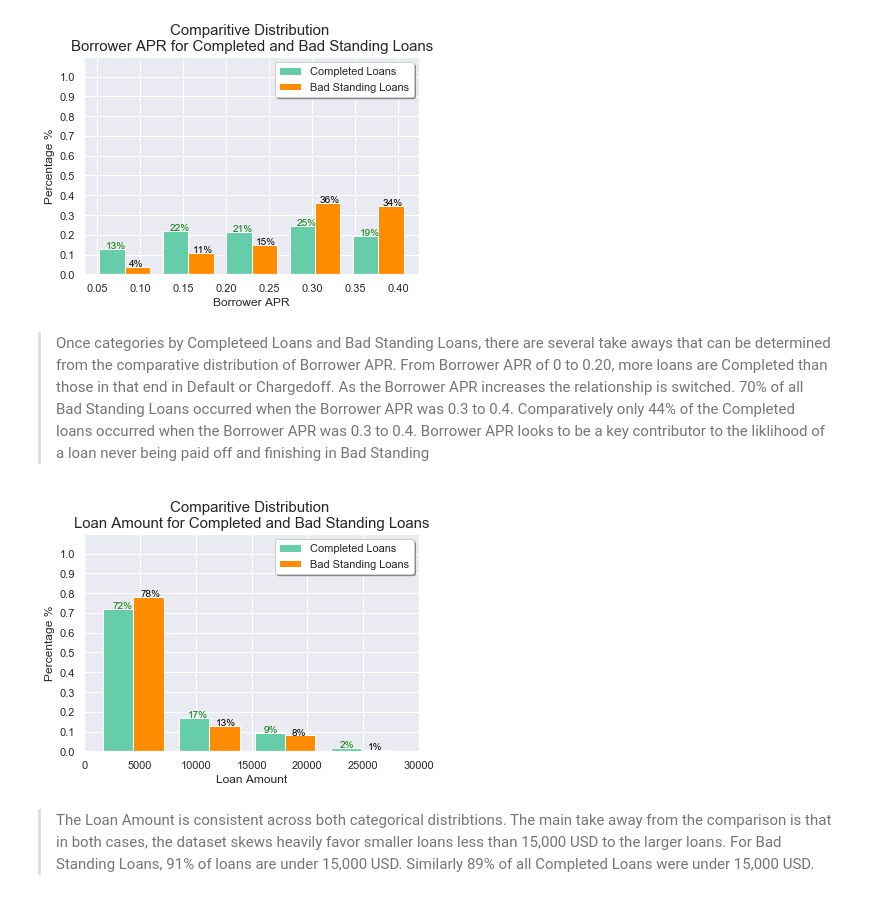
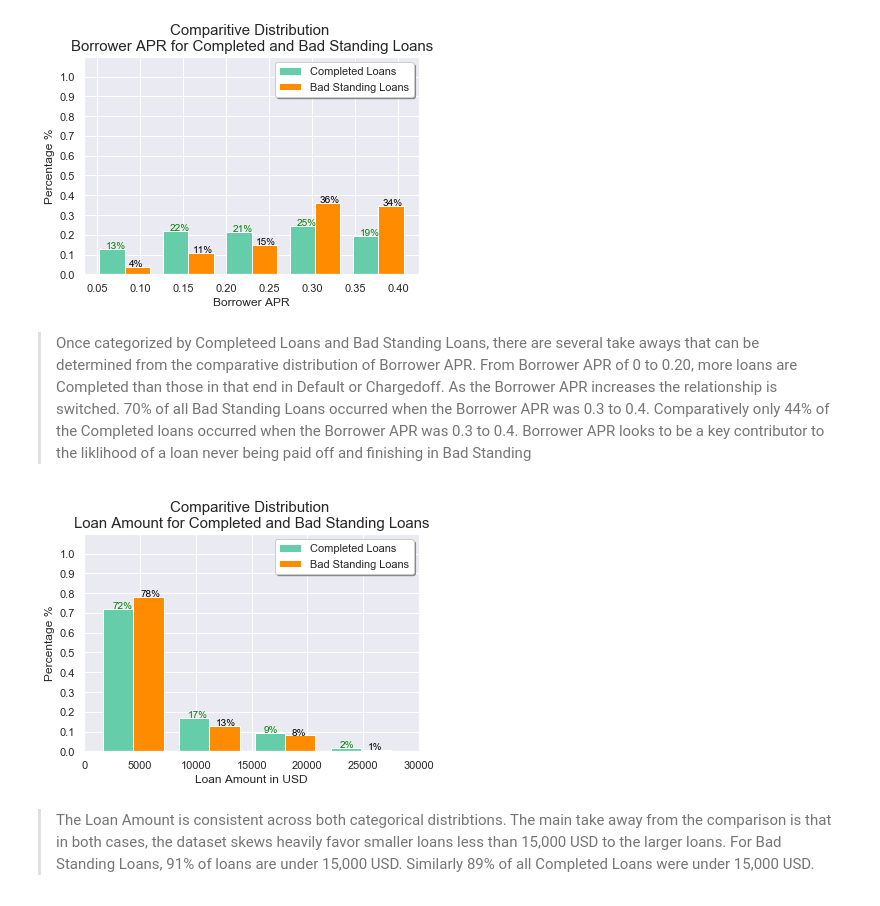
Before and after one commit to TyDataSci/LoanProsper, a Jupyter notebook: visualization.ipynb, the cells around one changed output. Saved outputs shown, nothing was run; the diff lists cells and outputs as text; code cells hidden in the pictures.

```diff
--- a/visualization.ipynb
+++ b/visualization.ipynb
@@ -333,7 +333,7 @@ plt.title('Comparitive Distribution \nBorrower APR for Completed and Bad Standin
 # %% [output]
 [figure]
 # %% [markdown]
-> Once categories by Completeed Loans and Bad Standing Loans, there are several take aways that can be determined from the comparative distribution of Borrower APR.  From Borrower APR of 0 to 0.20, more loans are Completed than those in that end in Default or Chargedoff.  As the Borrower APR increases the relationship is switched. 70% of all Bad Standing Loans occurred when the Borrower APR was 0.3 to 0.4.   Comparatively only 44% of the Completed loans occurred when the Borrower APR was 0.3 to 0.4.
+> Once categorized by Completeed Loans and Bad Standing Loans, there are several take aways that can be determined from the comparative distribution of Borrower APR.  From Borrower APR of 0 to 0.20, more loans are Completed than those in that end in Default or Chargedoff.  As the Borrower APR increases the relationship is switched. 70% of all Bad Standing Loans occurred when the Borrower APR was 0.3 to 0.4.   Comparatively only 44% of the Completed loans occurred when the Borrower APR was 0.3 to 0.4.
 > Borrower APR looks to be a key contributor to the liklihood of a loan never being paid off and finishing in Bad Standing
 # %%
 x = complete_loans['LoanOriginalAmount']
@@ -341,35 +341,35 @@ y = badloans['LoanOriginalAmount']
 
 counts, bins, bars = plt.hist([x, y], label=['Completed Loans','Bad Standing Loans'], bins=5, weights=[weights_cl,weights_df],
          color=['mediumaquamarine','darkorange'])
 
 
 counts_0 = counts[0]
 counts_1 = counts[1]
 
 for i in range(len(counts_0)):
     val = counts_0[i]*100
     if val < 0.1:
         pass
     else:
         plt.text(bins[i]+1500,counts_0[i]+.002, s=f"{val:.0f}%",color='green')
 
 for i in range(len(counts_1)):
     val = counts_1[i]*100
     if val < 0.1:
         pass
     else:
         plt.text(bins[i]+4000,counts_1[i]+.002, s=f"{val:.0f}%",color='black')
 
 
 plt.xlim(0,30000)
 plt.ylim(0,1.1)
 plt.yticks(np.arange(0,1+.01,.1))
-plt.xlabel('Loan Amount')
+plt.xlabel('Loan Amount in USD')
 plt.ylabel('Percentage %')
 plt.legend(loc='upper right',facecolor='white',shadow=True)
 plt.title('Comparitive Distribution \nLoan Amount for Completed and Bad Standing Loans',size=title);
 # %% [output]
-[figure, old version]
+[figure, new version]
 # %% [markdown]
 > The Loan Amount is consistent across both categorical distribtions. The main take away from the comparison is that in both cases, the dataset skews heavily favor smaller loans less than 15,000 USD to the larger loans.  For Bad Standing Loans, 91% of loans are under 15,000 USD. Similarly 89% of all Completed Loans were under 15,000 USD.
 # %%
```
Also changed, not shown: parts of 25 cells of this notebook, 1 other file.
